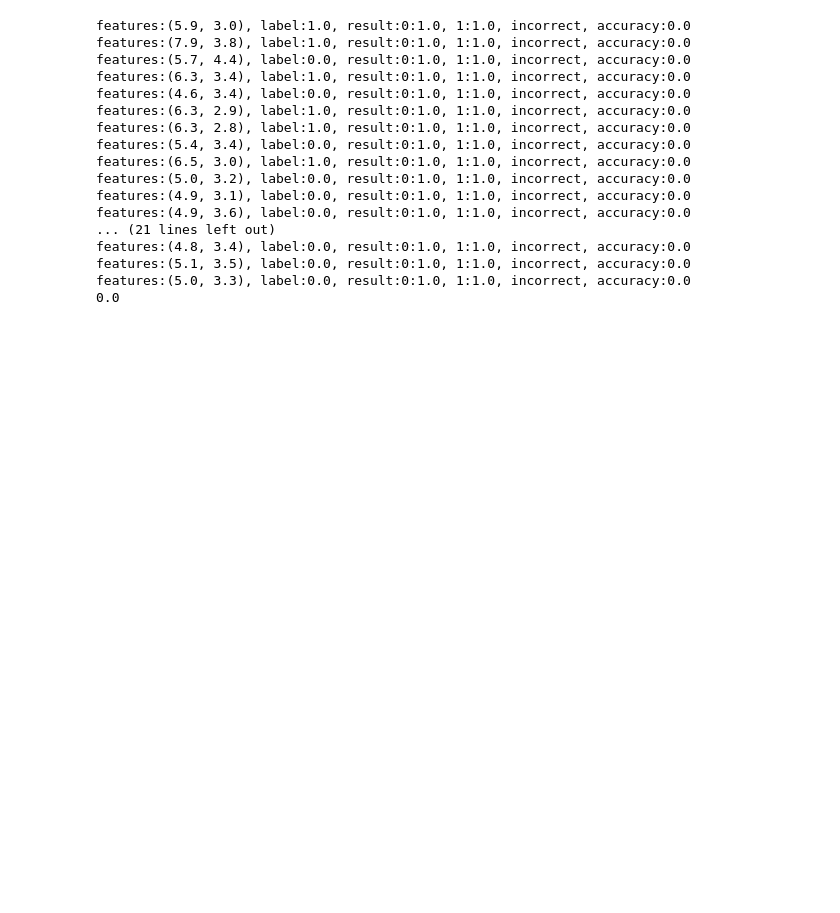
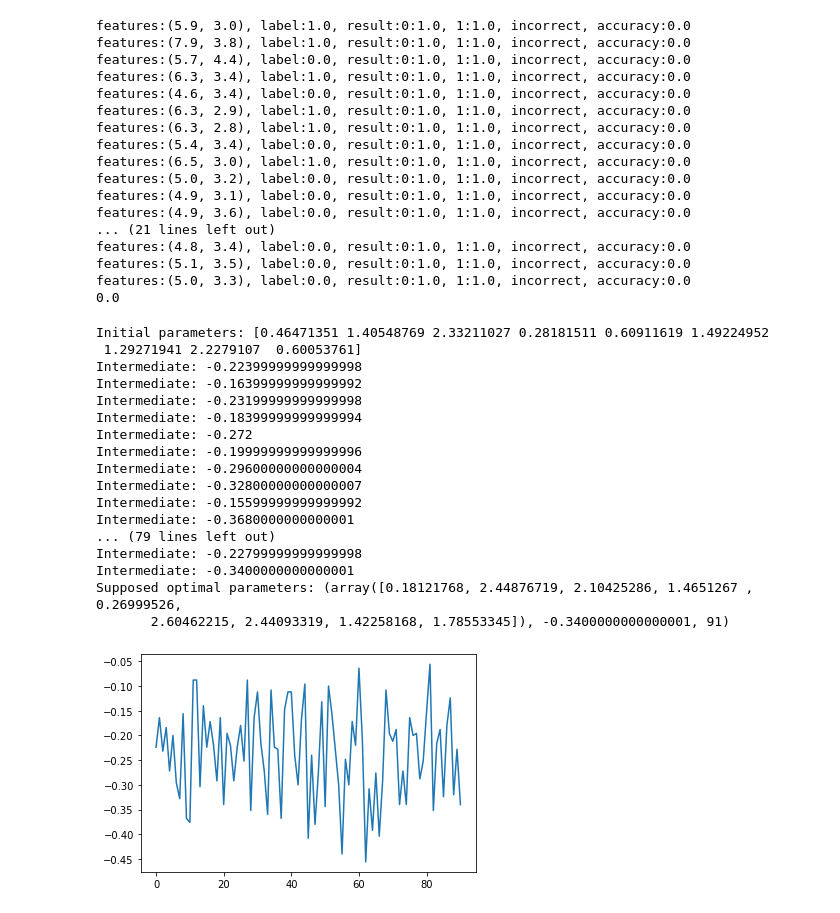
Before and after one commit to leoheyns/quanticaselecta, a Jupyter notebook: classifier/oracle_mauk_qugan.ipynb, the cells around one changed output. Cells and saved outputs as stored; diff of their text form; code cells hidden in the pictures; blank space fills up the shorter version.

```diff
--- a/classifier/oracle_mauk_qugan.ipynb
+++ b/classifier/oracle_mauk_qugan.ipynb
@@ -396,7 +397,7 @@ def swap(n):
 # %%
 def build_gan_stack(depth, n_features, n_labels, params=None):
     oracle, n_data_qubits, n_counting_qubits = construct_oracle(data, labels)
-    generator = build_variational_circuit(depth, n_features, n_labels)
+    generator = build_variational_circuit(depth, n_features, n_labels, params=params)
 
     oracle_gate = oracle.to_gate(label="oracle")
     generator_gate = generator.to_gate(label="generator")
@@ -492,3 +493,77 @@ features:(4.8, 3.4), label:0.0, result:0:1.0, 1:1.0, incorrect, accuracy:0.0
 features:(5.1, 3.5), label:0.0, result:0:1.0, 1:1.0, incorrect, accuracy:0.0
 features:(5.0, 3.3), label:0.0, result:0:1.0, 1:1.0, incorrect, accuracy:0.0
 0.0
+# %%
+# Define variational circuit_variables
+circuit_depth = 3
+n_features = 2
+n_labels = 1
+
+intermediate_results = []
+
+def objective_function(params):
+    # construct circuit with given params
+    qc = build_gan_stack(circuit_depth, n_features, n_labels, params)
+
+    backend = Aer.get_backend('qasm_simulator')
+    job = execute(backend=backend, experiments=qc, shots=500)
+    counts = job.result().get_counts()
+
+    result = 2 * counts['0'] / sum(counts.values()) - 1
+
+    print("Intermediate:", -result)
+    intermediate_results.append(-result)
+
+    return -result
+
+
+def generate_params(circuit_depth, n_features, n_labels):
+
+    n_qubits = math.ceil(math.log2(n_features)) + n_labels
+
+    def seriessum(n):
+        n_sum = 0
+        for i in range(n):
+            n_sum += i
+        return n_sum
+
+    n_qubits_per_layer = n_qubits + seriessum(n_qubits)
+    n_rot_qubits_per_layer = n_qubits
+    n_entangle_qubits_per_layer = seriessum(n_qubits)
+
+    generated_params = np.random.rand(circuit_depth * (n_rot_qubits_per_layer + n_entangle_qubits_per_layer)) * math.pi
+
+    return generated_params
+
+init_params = generate_params(circuit_depth, n_features, n_labels)
+
+print("Initial parameters:", init_params)
+# objective_function(params)
+
+optimizer = COBYLA(maxiter=100)
+
+ret = optimizer.optimize(num_vars=len(init_params), objective_function=objective_function, initial_point=init_params)
+
+print("Supposed optimal parameters:", ret)
+
+plt.plot(intermediate_results)
+plt.show()
+# %% [output]
+Initial parameters: [0.46471351 1.40548769 2.33211027 0.28181511 0.60911619 1.49224952
+ 1.29271941 2.2279107  0.60053761]
+Intermediate: -0.22399999999999998
+Intermediate: -0.16399999999999992
+Intermediate: -0.23199999999999998
+Intermediate: -0.18399999999999994
+Intermediate: -0.272
+Intermediate: -0.19999999999999996
+Intermediate: -0.29600000000000004
+Intermediate: -0.32800000000000007
+Intermediate: -0.15599999999999992
+Intermediate: -0.3680000000000001
+... (79 lines left out)
+Intermediate: -0.22799999999999998
+Intermediate: -0.3400000000000001
+Supposed optimal parameters: (array([0.18121768, 2.44876719, 2.10425286, 1.4651267 , 0.26999526,
+       2.60462215, 2.44093319, 1.42258168, 1.78553345]), -0.3400000000000001, 91)
+[figure, added]
```
Also changed, not shown: parts of 2 cells of this notebook.
